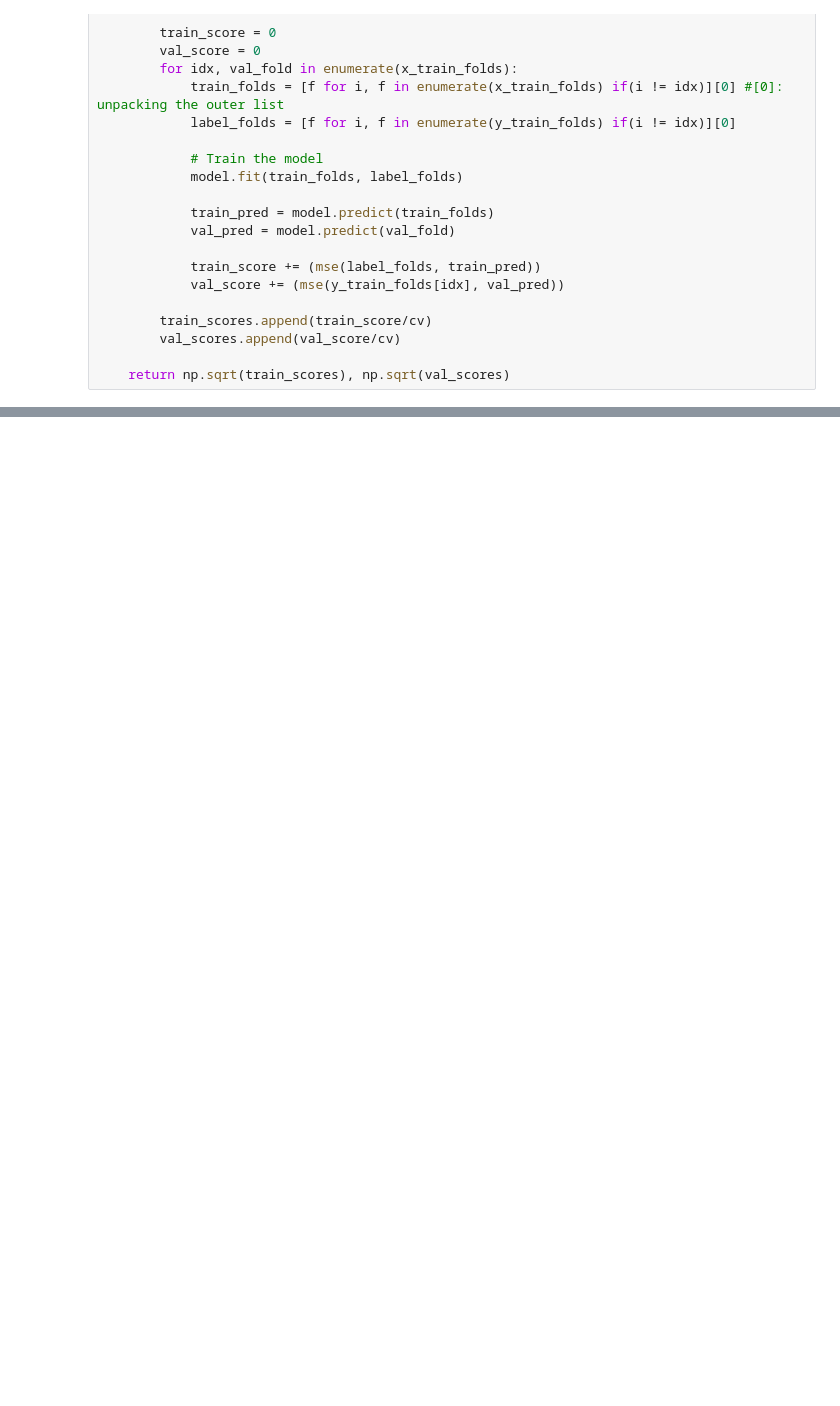
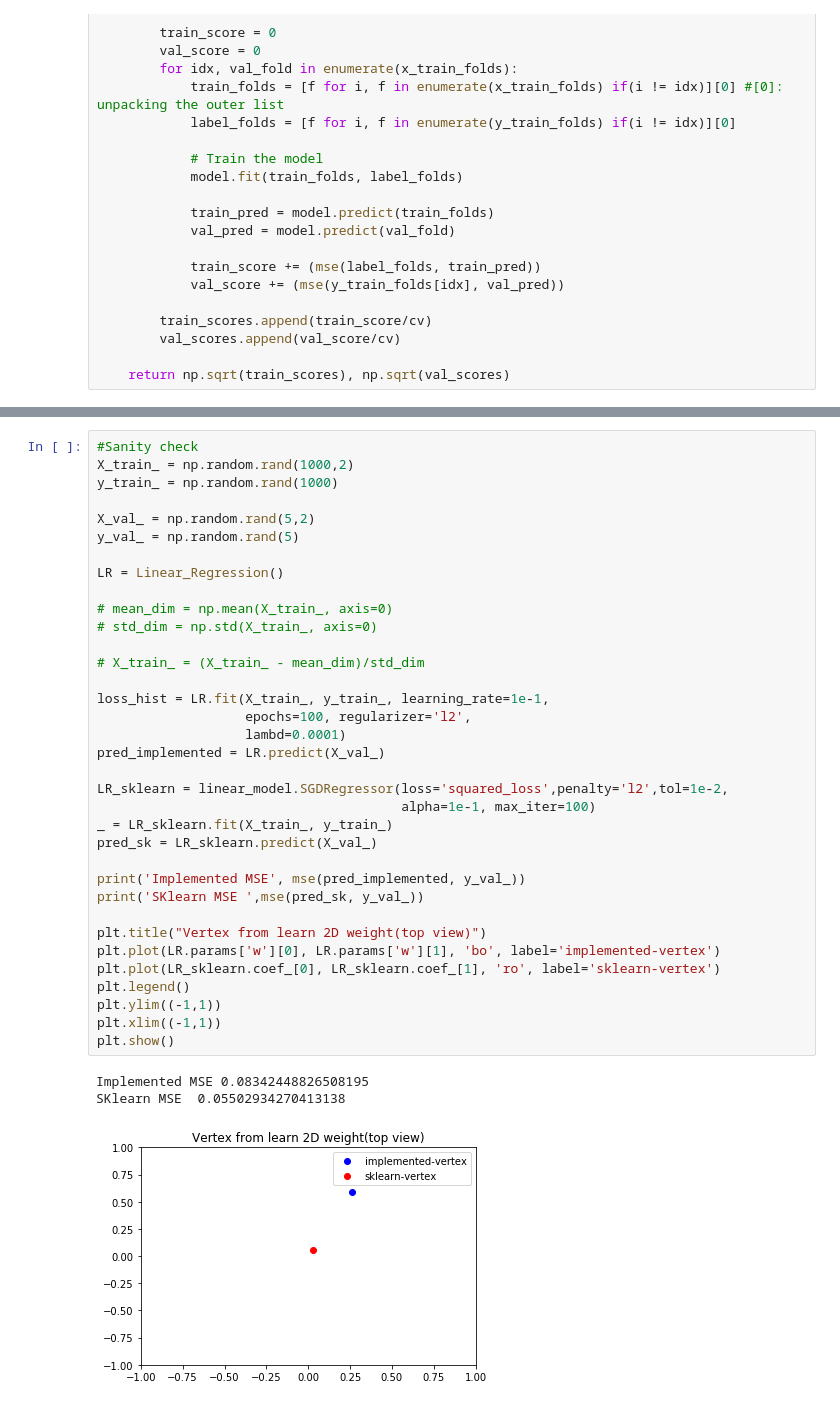
Before and after one commit to onsaint/Machine-Learning-Adventures, a Jupyter notebook: Linear Regression/draft02-clean-up.ipynb, the cells around one changed output, grey strips where cells are left out. Saved outputs shown, nothing was run; the diff lists cells and outputs as text; blank space fills up the shorter version.

```diff
--- a/Linear Regression/draft02-clean-up.ipynb
+++ b/Linear Regression/draft02-clean-up.ipynb
@@ -404,0 +431,39 @@ plt.legend()
+# %%
+#Sanity check
+X_train_ = np.random.rand(1000,2)
+y_train_ = np.random.rand(1000)
+
+X_val_ = np.random.rand(5,2)
+y_val_ = np.random.rand(5)
+
+LR = Linear_Regression()
+
+# mean_dim = np.mean(X_train_, axis=0)
+# std_dim = np.std(X_train_, axis=0)
+
+# X_train_ = (X_train_ - mean_dim)/std_dim
+
+loss_hist = LR.fit(X_train_, y_train_, learning_rate=1e-1,
+                   epochs=100, regularizer='l2',
+                   lambd=0.0001)
+pred_implemented = LR.predict(X_val_)
+
+LR_sklearn = linear_model.SGDRegressor(loss='squared_loss',penalty='l2',tol=1e-2,
+                                       alpha=1e-1, max_iter=100)
+_ = LR_sklearn.fit(X_train_, y_train_)
+pred_sk = LR_sklearn.predict(X_val_)
+
+print('Implemented MSE', mse(pred_implemented, y_val_))
+print('SKlearn MSE ',mse(pred_sk, y_val_))
+
+plt.title("Vertex from learn 2D weight(top view)")
+plt.plot(LR.params['w'][0], LR.params['w'][1], 'bo', label='implemented-vertex')
+plt.plot(LR_sklearn.coef_[0], LR_sklearn.coef_[1], 'ro', label='sklearn-vertex')
+plt.legend()
+plt.ylim((-1,1))
+plt.xlim((-1,1))
+plt.show()
+# %% [output]
+Implemented MSE 0.08342448826508195
+SKlearn MSE  0.05502934270413138
+[figure, added]
```
Also changed, not shown: parts of 5 cells of this notebook.
